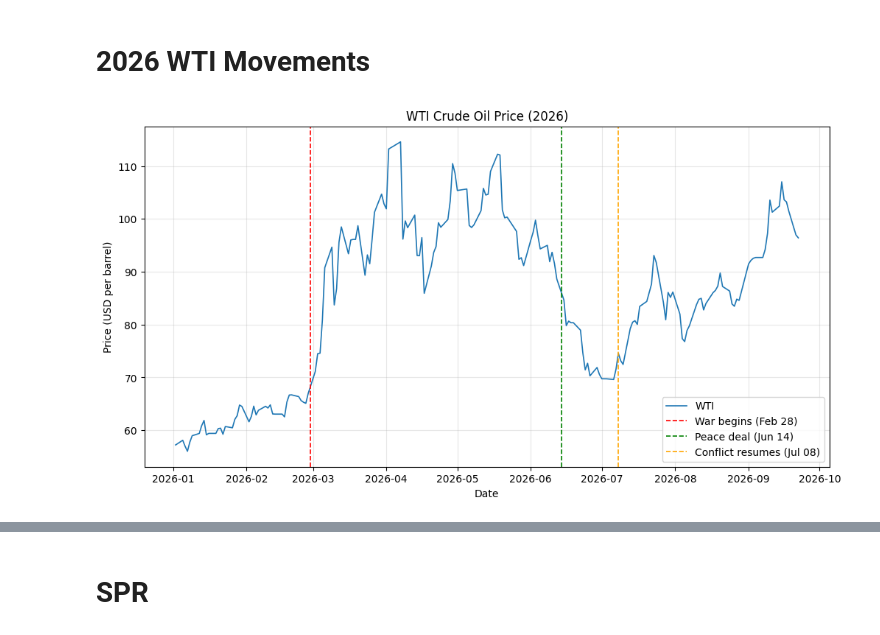
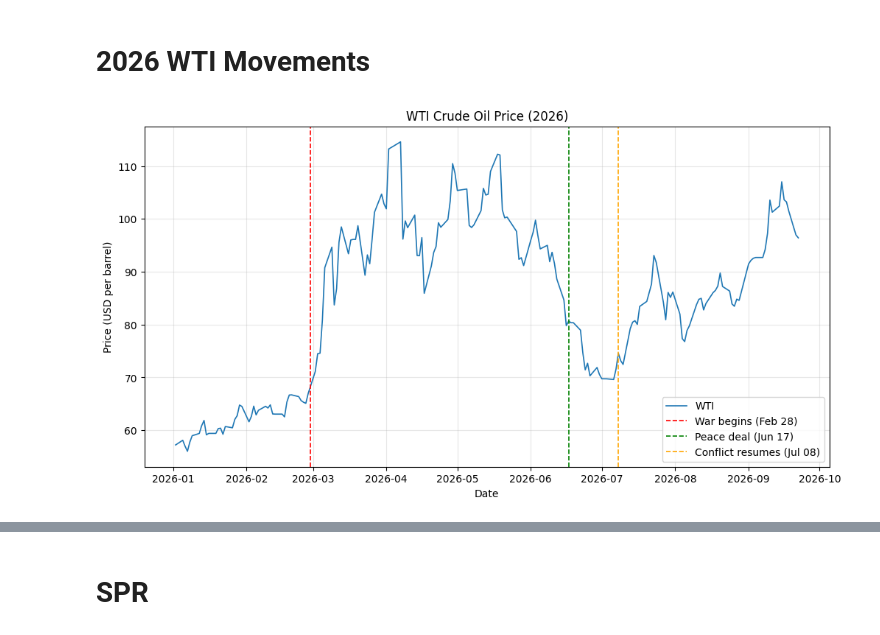
Before and after one commit to ellenwang995/WTI_DEC2027, a Jupyter notebook: OilPrice2027.ipynb, the cells around one changed output, grey strips where cells are left out. Cells and saved outputs as stored; diff of their text form; code cells hidden in the pictures.

```diff
--- a/OilPrice2027.ipynb
+++ b/OilPrice2027.ipynb
@@ -245,25 +255,25 @@ Name: Avg % above baseline, dtype: float64
 # %%
 events = {
     '2026-02-28': ('War begins', 'red'),
-    '2026-06-14': ('Peace deal', 'green'),
+    '2026-06-17': ('Peace deal', 'green'),
     '2026-07-08': ('Conflict resumes', 'orange'),
 }
 
 fig, ax = plt.subplots(figsize=(12, 6))
 ax.plot(crude.loc['2026'].index, crude.loc['2026', 'WTI'], label='WTI', linewidth=1.2)
 
 for date, (label, color) in events.items():
     ax.axvline(pd.Timestamp(date), color=color, linestyle='--', linewidth=1.2,
                label=f'{label} ({pd.Timestamp(date):%b %d})')
 
 ax.set_title('WTI Crude Oil Price (2026)')
 ax.set_xlabel('Date')
 ax.set_ylabel('Price (USD per barrel)')
 ax.legend()
 ax.grid(alpha=0.3)
 plt.show()
 # %% [output]
-[figure, old version]
+[figure, new version]
 # %%
 start = pd.Timestamp('2026-02-28')
 bins = [start,
```
Also changed, not shown: parts of 5 cells of this notebook.
